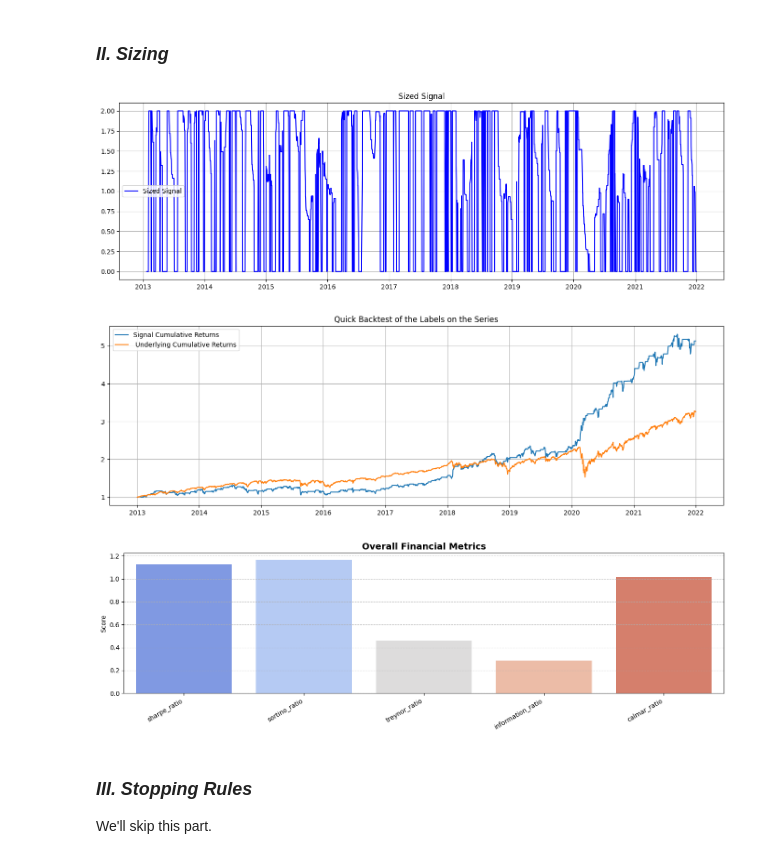
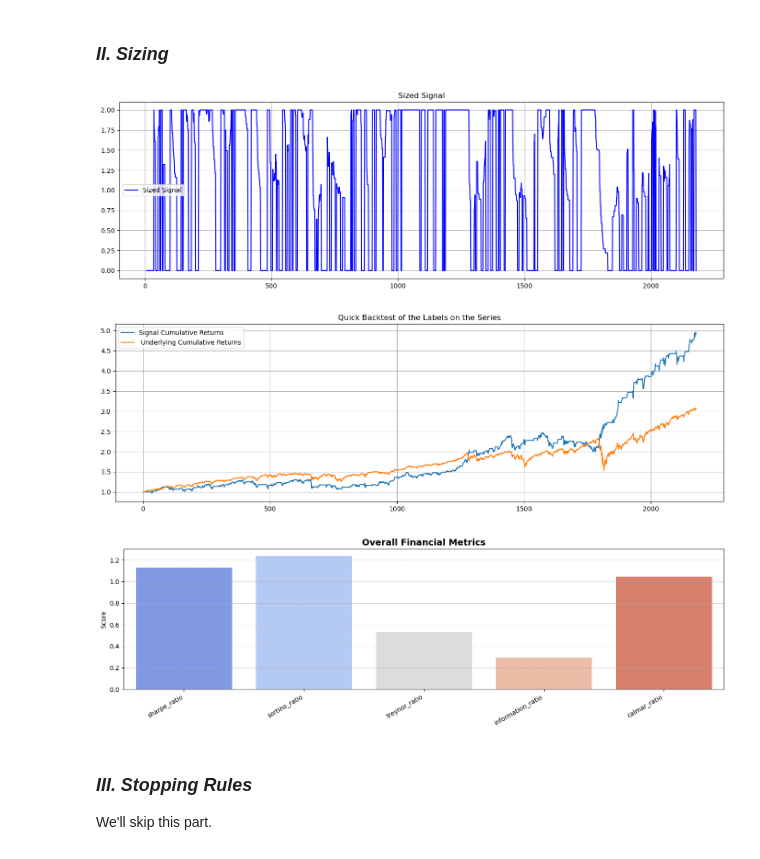
Before and after one commit to Cheval-Paresseux/ChevalParesseux-lib, a Jupyter notebook: notebooks/Research_pipeline.ipynb, the cells around one changed output. Drawn from its saved outputs; the diff is of its cells as text; code cells hidden in the pictures.

```diff
--- a/notebooks/Research_pipeline.ipynb
+++ b/notebooks/Research_pipeline.ipynb
@@ -563,7 +559,7 @@ With a accuracy of 0.41, Best parameters : {'n_estimators': 100, 'criterion': 'e
 The cross-validation average score is not the best metric to use here as we have a temporal data and the model is trained on the past data.
 But it is still a good metric to use to assess the model performance.
 """
-data_train = (features_df, target_vector)
+data_train = (X_train, y_train)
 fitted_model = tuner.extract(model=model, data=data_train)
 # %%
 # ----- 3. Quick Backtest -----
@@ -574,17 +570,12 @@ The model is not really good but it is a good start and we can improve it by tun
 
 WARNING : This is a quick backtest on the Training data which are the data the model was trained on, so it should perform worse on the testing data.
 """
-full_train_df = selector.extract(data=training_data).copy()
-X_train = full_train_df.drop(columns=non_features).copy()
-y_train = full_train_df['label'].copy()
+signals = fitted_model.predict(temp_X)
 
-full_train_df.loc[:, 'signal'] = fitted_model.predict(X_train)
-# full_train_df = full_train_df.iloc[1500:2500].copy()
-
-lib.plot_series_labels(series=full_train_df['close'],label_series=full_train_df['signal'],)
+lib.plot_series_labels(series=processed_train['close'],label_series=signals)
 lib.plot_quick_backtest(
-    series=full_train_df['close'],
-    signal=full_train_df['signal'],
+    series=processed_train['close'],
+    signal=signals,
     frequence='daily',
     title='Quick Backtest of the Labels on the Series',
     figsize=(17, 5),
@@ -620,20 +611,18 @@ For instance, here we apply a filter that activate a position only after receivi
 # ======= I. Initializing the signal processor =======
 signal_processor = lib.Confirmation_processor(n_jobs=n_jobs)
 signal_processor_params = {
-    'nb_confirmations': 3,
+    'nb_confirmations': 2,
 }
 signal_processor.set_params(**signal_processor_params)
 
 # ======= II. Extract processed signals =======
-processed_signal = signal_processor.extract(signal_series=full_train_df['signal'])
-full_train_df['processed_signal'] = processed_signal
+processed_signal = signal_processor.extract(signal_series=signals)
 
 # ======= III. Plot the processed signals =======
-quick_view = full_train_df.iloc[:5000].copy()
-lib.plot_series_labels(series=quick_view['close'],label_series=quick_view['processed_signal'],)
+lib.plot_series_labels(series=processed_train['close'],label_series=processed_signal)
 lib.plot_quick_backtest(
-    series=quick_view['close'],
-    signal=quick_view['processed_signal'],
+    series=processed_train['close'],
+    signal=processed_signal,
     frequence='daily',
     title='Quick Backtest of the Labels on the Series',
     figsize=(17, 5),
@@ -657,30 +646,30 @@ sizer_params = {
 sizer.set_params(**sizer_params)
 
 # ======= II. Extract sizes =======
-sizes = sizer.extract(data=full_train_df)
-full_train_df['size'] = sizes
+temp_df = processed_train.copy()
+temp_df['signal'] = processed_signal
+sizes = sizer.extract(data=temp_df)
 # %%
 plt.figure(figsize=(17, 5))
 plt.plot(sizes, label='Sized Signal', color='blue')
 plt.legend()
 plt.grid()
 plt.title('Sized Signal')
 plt.show()
 
 #! This is still on the training data, so the results are not realistic !
-quick_view = full_train_df.iloc[:5000].copy()
 lib.plot_quick_backtest(
-    series=quick_view['close'],
-    signal=quick_view['processed_signal'],
-    size=quick_view['size'],
+    series=processed_train['close'],
+    signal=processed_signal,
+    size=sizes,
     frequence='daily',
     title='Quick Backtest of the Labels on the Series',
     figsize=(17, 5),
 )
 # %% [output]
-[figure, old version]
+[figure, new version]
-[figure, old version]
+[figure, new version]
-[figure, old version]
+[figure, new version]
 # %% [markdown]
 ### ***III. Stopping Rules***
 
```
Also changed, not shown: parts of 33 cells of this notebook, 4 other files.
